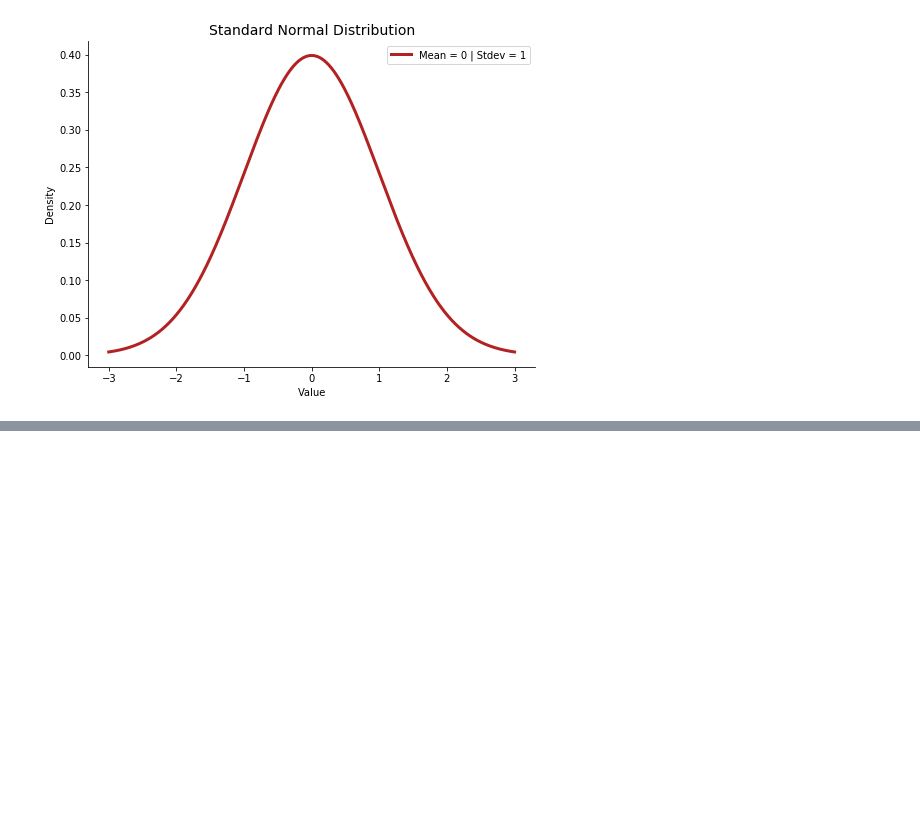
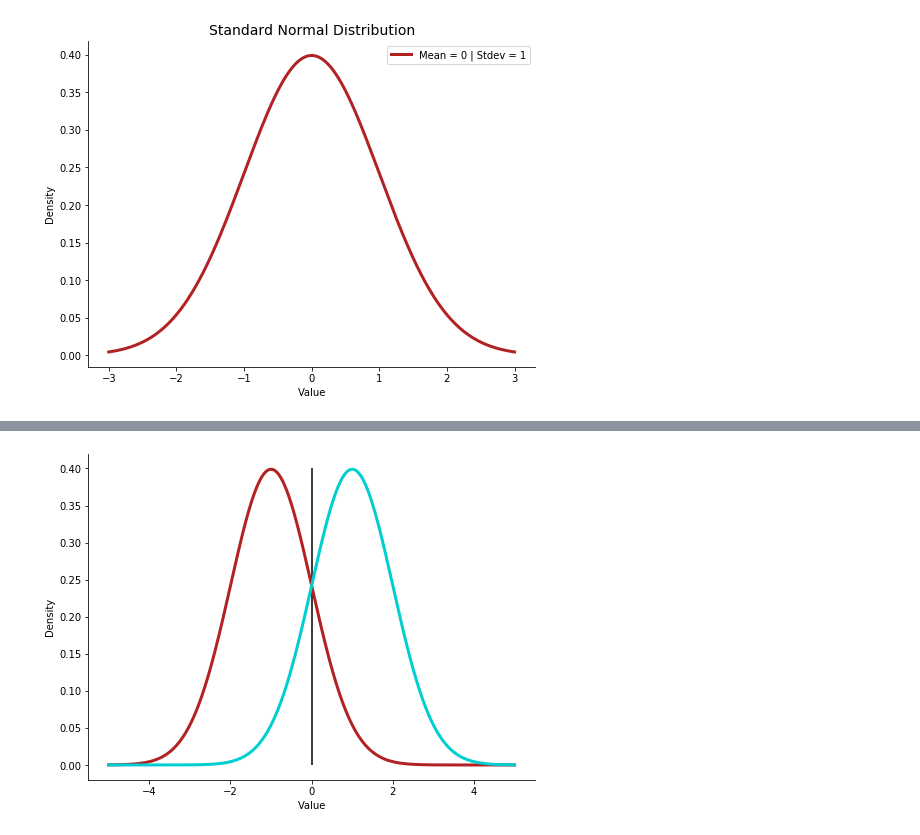
Before and after one commit to ArenCarpenter/Blog_Notebooks, a Jupyter notebook: Normal Dist Blog.ipynb, the cells around one changed output, grey strips where cells are left out. Drawn from its saved outputs; the diff is of its cells as text; code cells hidden in the pictures; blank space fills up the shorter version.

```diff
--- a/Normal Dist Blog.ipynb
+++ b/Normal Dist Blog.ipynb
@@ -71,0 +71,15 @@ plt.show()
+# %%
+domain = np.linspace(-5,5,1000)
+
+plt.figure(figsize=(8,6))
+
+red = plt.plot(domain, norm.pdf(domain, -1, 1), color = 'firebrick', lw = 3)
+blue = plt.plot(domain, norm.pdf(domain, 1, 1), color = 'darkturquoise', lw = 3)
+line = plt.vlines(0, ymin=0, ymax=.4)
+
+plt.ylabel('Density')
+plt.xlabel('Value')
+
+plt.show()
+# %% [output]
+[figure, added]
```
Also changed, not shown: parts of 3 cells of this notebook, 1 other file.
